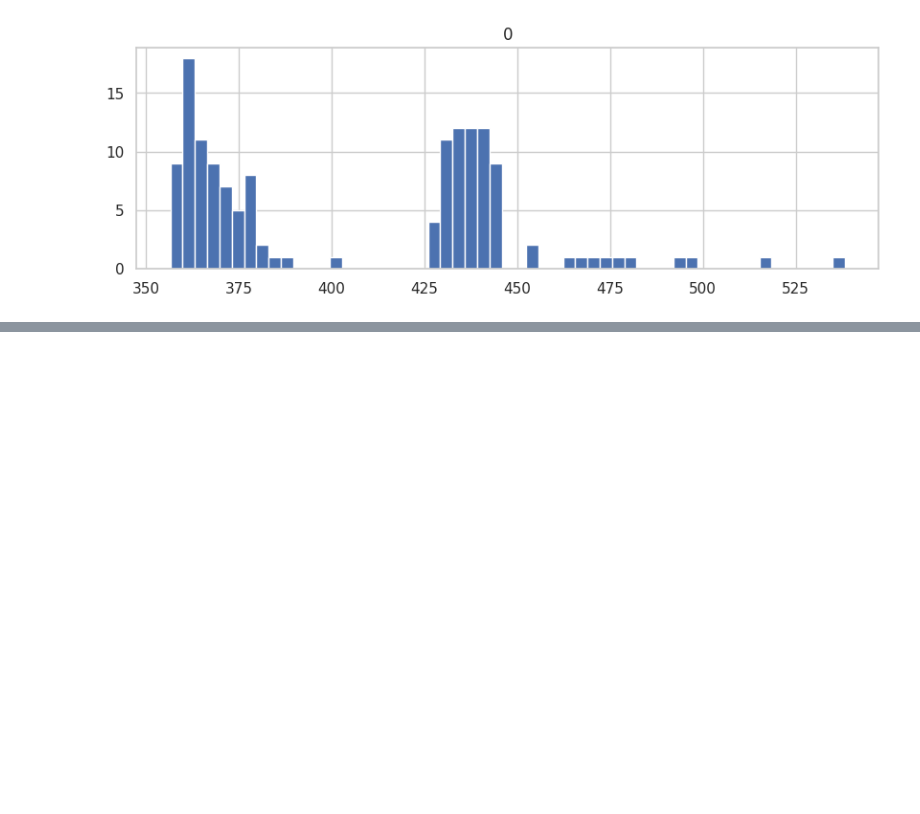
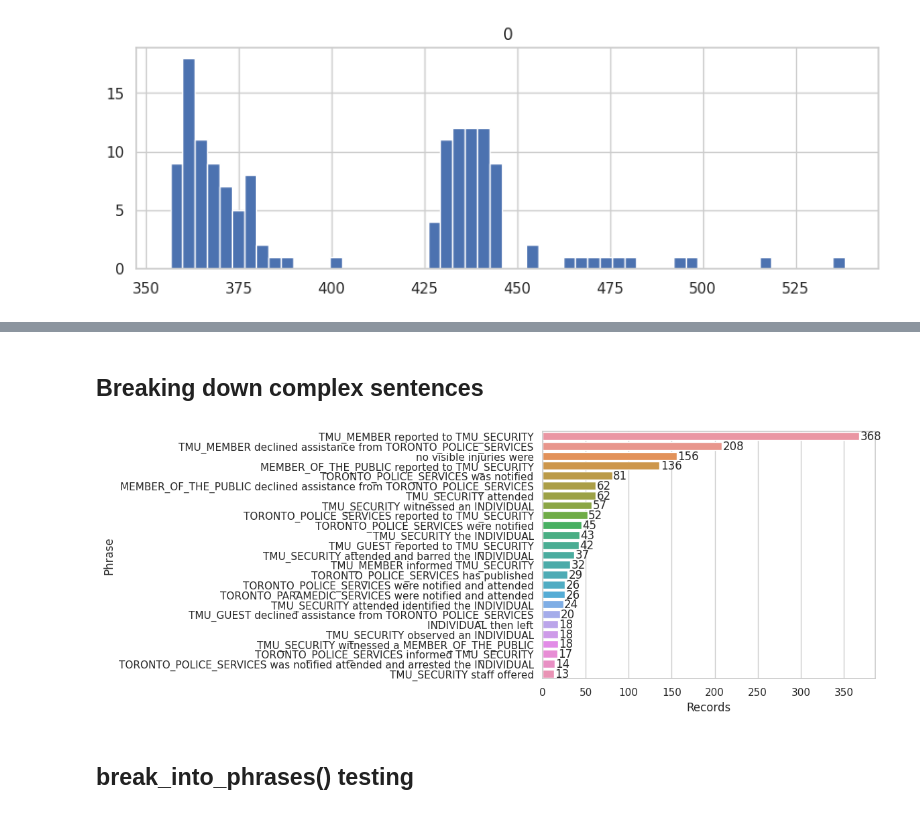
Before and after one commit to timothycho01/TMU_Security_Incidents, a Jupyter notebook: TMU_Security_Incidents.ipynb, the cells around one changed output, grey strips where cells are left out. Cells and saved outputs as stored; diff of their text form; code cells hidden in the pictures; blank space fills up the shorter version.

```diff
--- a/TMU_Security_Incidents.ipynb
+++ b/TMU_Security_Incidents.ipynb
@@ -622,0 +633,10 @@ plt.show()
+# %%
+details_arrest = ii_df['incident_details'].apply(lambda x: 'arrest' in x.lower()) # arresting + advising of an arrest?
+title_arrest = ii_df['title'].apply(lambda x: 'arrest' in x.lower())
+ii_df['arrest_as_of_report'] = title_arrest | details_arrest
+# %%
+!pip install spacy
+import spacy
+
+# Load the English language model
+nlp = spacy.load("en_core_web_sm")
@@ -622,0 +661,2 @@ plt.show()
+# %% [markdown]
+## Breaking down complex sentences
@@ -622,0 +876,18 @@ plt.show()
+# %%
+phrases_df = ii_df2.explode('id_short_phrases')
+
+sns.set_theme(style="whitegrid")
+
+g = sns.countplot(data=phrases_df, y='id_short_phrases', order=phrases_df['id_short_phrases'].value_counts().index[:25])
+
+# p = plt.title('Reported Incidents')
+p = plt.xlabel('Records')
+p = plt.ylabel('Phrase')
+
+for p in g.patches:
+    g.annotate(f'{p.get_width():.0f}', (p.get_width(), p.get_y() + p.get_height() / 2),
+               ha='left', va='center', xytext=(1, 0), textcoords='offset points')
+# %% [output]
+[figure, added]
+# %% [markdown]
+## break_into_phrases() testing
```
Also changed, not shown: parts of 20 cells of this notebook, 4 other files.
